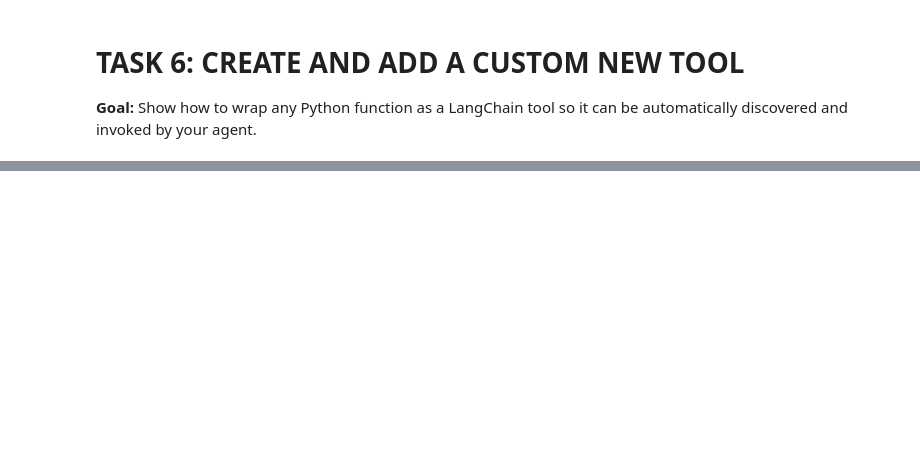
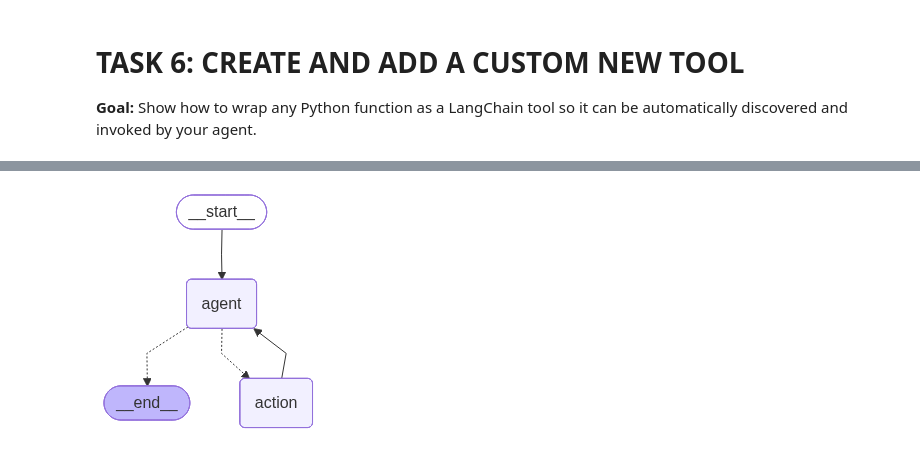
Before and after one commit to CleavDcos/AI-Travel-Agent-using-LangGraph, a Jupyter notebook: main.ipynb, the cells around one changed output, grey strips where cells are left out. Saved outputs shown, nothing was run; the diff lists cells and outputs as text; code cells hidden in the pictures; blank space fills up the shorter version.

```diff
--- a/main.ipynb
+++ b/main.ipynb
@@ -304,6 +312,7 @@ def should_continue(state: AgentState)->Literal["action", "__end__"]:
 # ToolNode is a prebuilt ready-to-use node from LangGraph that is specifically designed to run external tools
 # like search, calculator, database query
 #we will use it here to run the tool of tailvy to search the web
+from langgraph.prebuilt import ToolNode
 
 def build_graph_one_tool(tools_list):
 
@@ -329,9 +338,9 @@ def build_graph_one_tool(tools_list):
         {"action": "action", END: END} # Mapping: {"decision": "destination_node_name"}
     )
     #add node from the action back to the agent
-    graph_one_tool.add_node("action", "agent")
+    graph_one_tool.add_edge("action", "agent")
 
-    #Compile the grapg
+    #Compile the graph
     app = graph_one_tool.compile()
 
     #Visualize
@@ -390,9 +474,4 @@ output, history = app_call(app_current_date,  prompt)
 # %%
-# Load environment variables
-from dotenv import load_dotenv
-load_dotenv()
-
-amadeus_api_key = os.environ["AMADEUS_CLIENT_ID"]
-amadeus_api_secret = os.environ["AMADEUS_CLIENT_SECRET"]
-print(f"Amadeus Key starts with: {amadeus_api_key[:5]}...")
-print(f"Amadeus Secret starts with: {amadeus_api_secret[:5]}...")
+# Load RapidAPI key from environment
+RAPIDAPI_KEY = os.getenv("RAPIDAPI_KEY")
+print(f"RapidAPI Key loaded: {'yes' if RAPIDAPI_KEY else 'no'}")
@@ -410,79 +521,18 @@ amadeus_client = Client(
 # %%
 @tool
-def search_flights_tool(
-    origin_code: str,
-    destination_code: str,
-    departure_date: str,
-    return_date: str | None = None,
-    adults: int = 1,
-    travel_class: str = "ECONOMY",
-    currency: str = "USD",
-    max_offers: int = 5,
-):
-    """
-    Searches live flight prices and availability via Amadeus Flight Offers Search API.
-    Required:
-        origin_code, destination_code – IATA airport/city codes (e.g., 'YYZ', 'LHR')
-        departure_date – 'YYYY-MM-DD'
-    Optional:
-        return_date – for round‑trips; omit for one‑way
-        adults – number of adult passengers (default 1)
-        travel_class – 'ECONOMY', 'PREMIUM_ECONOMY', 'BUSINESS', 'FIRST'
-        currency – 3‑letter code for pricing (default USD)
-        max_offers – how many offers to list back
-    """
-
-    print(
-        f"DEBUG: Calling Amadeus Flight Search – "
-        f"{origin_code}->{destination_code}, "
-        f"Depart {departure_date}, Return {return_date}, "
-        f"Adults {adults}, Class {travel_class}"
-    )
-
-    # --- Call Amadeus Flight Offers Search API ---
-    flight_search_params = {
-        "originLocationCode": origin_code,
-        "destinationLocationCode": destination_code,
-        "departureDate": departure_date,
-        "adults": adults,
-        "travelClass": travel_class,
-        "currencyCode": currency,
-        "max": max_offers,
-    }
-    if return_date:
-        flight_search_params["returnDate"] = return_date
-
-    response = amadeus_client.shopping.flight_offers_search.get(**flight_search_params)
-
-    # --- Parse the response ---
-    if not response.data:
-        return (
-            f"No flight offers found for {origin_code} → {destination_code} on "
-            f"{departure_date}{' (return '+return_date+')' if return_date else ''}."
-        )
-
-    results = []
-    for offer in response.data[:max_offers]:
-        price = offer["price"]["total"]
-        airline = offer["validatingAirlineCodes"][0]
-        itinerary = offer["itineraries"][0]
-        segments = itinerary["segments"]
-        first_leg = segments[0]
-        last_leg = segments[-1]
-        dep_time = first_leg["departure"]["at"][:16].replace("T", " ")
-        arr_time = last_leg["arrival"]["at"][:16].replace("T", " ")
-        duration = itinerary["duration"].replace("PT", "")
-        results.append(f"{airline} | {dep_time} → {arr_time} | {duration} | {price} {currency}")
-
-    return "Found flight options:\n- " + "\n- ".join(results)
+def hotel_search_tool(city: str, checkin_date: str, checkout_date: str):
+    """Search hotels using RapidAPI Booking.com"""
+    return search_hotels(city, checkin_date, checkout_date)
 
 
-# Create Flight SearchTools List
+# Create Hotel Search Tools List
 tools_list_full = [
     get_current_date_tool,
-    search_flights_tool,
+    hotel_search_tool,
 ]
 
-app_flight_search = build_graph_one_tool(tools_list_full)
+app_hotel_search = build_graph_one_tool(tools_list_full)
+# %% [output]
+[figure, added]
 # %%
 # Prepare your input
```
Also changed, not shown: parts of 14 cells of this notebook, 2 other files.
